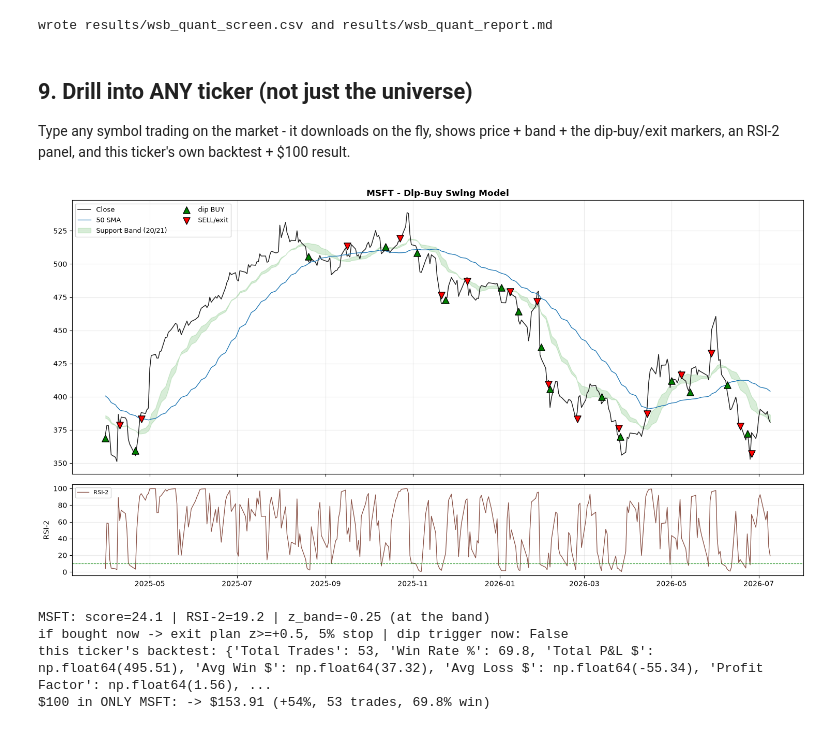
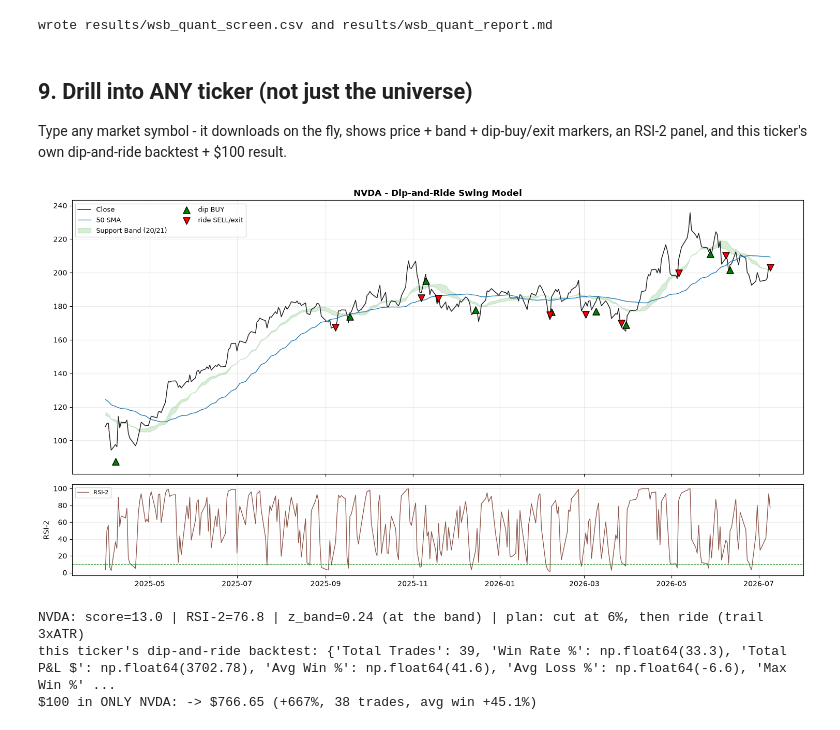
Before and after one commit to rjoshi24/trading-demo, a Jupyter notebook: daily_screener.ipynb, the cells around one changed output. Drawn from its saved outputs; the diff is of its cells as text; code cells hidden in the pictures.

```diff
--- a/daily_screener.ipynb
+++ b/daily_screener.ipynb
@@ -226,40 +224,36 @@ print("wrote", f"{OUTDIR}/wsb_quant_screen.csv", "and", f"{OUTDIR}/wsb_quant_rep
 wrote results/wsb_quant_screen.csv and results/wsb_quant_report.md
 # %% [markdown]
 ## 9. Drill into ANY ticker (not just the universe)
-Type any symbol trading on the market - it downloads on the fly, shows price + band + the
-dip-buy/exit markers, an RSI-2 panel, and this ticker's own backtest + $100 result.
+Type any market symbol - it downloads on the fly, shows price + band + dip-buy/exit markers, an
+RSI-2 panel, and this ticker's own dip-and-ride backtest + $100 result.
 # %%
-TICKER = "MSFT"   # <- ANY market ticker (e.g. NVDA, SPY, BTC-USD, TSM, JPM ...)
+TICKER = "NVDA"   # <- ANY market ticker (NVDA, SPY, BTC-USD, TSM, JPM, PLTR ...)
 
 h = download_history([TICKER], period=PERIOD, interval="1d")
 data = h.get(TICKER) if h else None
 if data is None or len(data) < 120:
     print(f"No / not enough data for {TICKER!r} - try another symbol.")
 else:
-    d, t = swing_backtest(data, stop_pct=STOP_PCT)
-    sig = live_signal(data)
-    view = d.tail(320)
+    d, t = swing_backtest(data, stop_pct=STOP_PCT, ride_mode=RIDE_MODE)
+    sig = live_signal(data); view = d.tail(320)
     fig, (ax, ax2) = plt.subplots(2, 1, figsize=(15,8), sharex=True, gridspec_kw={"height_ratios":[3,1]})
     ax.plot(view.Date, view.Close, color="#222", lw=1.1, label="Close")
     ax.plot(view.Date, view.SMA50, color="#1f77b4", lw=1.0, label="50 SMA")
     ax.fill_between(view.Date, view.band_bot, view.band_top, color="#2ca02c", alpha=0.18, label="Support Band (20/21)")
     tv = t[t.entry_date >= view.Date.iloc[0]] if not t.empty else t
     if not tv.empty:
         ax.scatter(tv.entry_date, tv.entry_price, marker="^", s=90, color="green", edgecolor="k", zorder=5, label="dip BUY")
-        ax.scatter(tv.exit_date,  tv.exit_price,  marker="v", s=90, color="red",   edgecolor="k", zorder=5, label="SELL/exit")
-    ax.set_title(f"{TICKER} - Dip-Buy Swing Model", weight="bold"); ax.legend(loc="upper left", ncol=2, fontsize=9); ax.grid(alpha=0.25)
+        ax.scatter(tv.exit_date,  tv.exit_price,  marker="v", s=90, color="red",   edgecolor="k", zorder=5, label="ride SELL/exit")
+    ax.set_title(f"{TICKER} - Dip-and-Ride Swing Model", weight="bold"); ax.legend(loc="upper left", ncol=2, fontsize=9); ax.grid(alpha=0.25)
     ax2.plot(view.Date, view.RSI2, color="#8c564b", lw=1.0, label="RSI-2"); ax2.axhline(10, color="green", ls="--", lw=0.8)
     ax2.set_ylabel("RSI-2"); ax2.grid(alpha=0.25); ax2.legend(loc="upper left", fontsize=8)
     plt.tight_layout(); plt.show()
-
-    print(f"{TICKER}: score={sig['score']} | RSI-2={sig['rsi2']} | z_band={sig['z_band']} ({sig['band_read']})")
-    print(f"if bought now -> exit plan {sig['exit_plan']}, {STOP_PCT:.0%} stop | dip trigger now: {sig['trigger']}")
-    print("this ticker's backtest:", compute_stats(t))
-    single = portfolio_backtest({TICKER: data}, start_cash=100.0, max_positions=1, stop_pct=STOP_PCT)
-    print(f"$100 in ONLY {TICKER}: -> ${single['final_$']:.2f} ({single['return_%']:+.0f}%, {single['trades']} trades, {single['win_rate_%']}% win)")
+    print(f"{TICKER}: score={sig['score']} | RSI-2={sig['rsi2']} | z_band={sig['z_band']} ({sig['band_read']}) | plan: {sig['exit_plan']}")
+    print("this ticker's dip-and-ride backtest:", compute_stats(t))
+    single = portfolio_backtest({TICKER: data}, start_cash=100.0, max_positions=1, stop_pct=STOP_PCT, ride_mode=RIDE_MODE)
+    print(f"$100 in ONLY {TICKER}: -> ${single['final_$']:.2f} ({single['return_%']:+.0f}%, {single['trades']} trades, avg win +{single['avg_win_%']}%)")
 # %% [output]
-[figure, old version]
+[figure, new version]
-MSFT: score=24.1 | RSI-2=19.2 | z_band=-0.25 (at the band)
-if bought now -> exit plan z>=+0.5, 5% stop | dip trigger now: False
-this ticker's backtest: {'Total Trades': 53, 'Win Rate %': 69.8, 'Total P&L $': np.float64(495.51), 'Avg Win $': np.float64(37.32), 'Avg Loss $': np.float64(-55.34), 'Profit Factor': np.float64(1.56), ...
-$100 in ONLY MSFT: -> $153.91 (+54%, 53 trades, 69.8% win)
+NVDA: score=13.0 | RSI-2=76.8 | z_band=0.24 (at the band) | plan: cut at 6%, then ride (trail 3xATR)
+this ticker's dip-and-ride backtest: {'Total Trades': 39, 'Win Rate %': np.float64(33.3), 'Total P&L $': np.float64(3702.78), 'Avg Win %': np.float64(41.6), 'Avg Loss %': np.float64(-6.6), 'Max Win %' ...
+$100 in ONLY NVDA: -> $766.65 (+667%, 38 trades, avg win +45.1%)
```
Also changed, not shown: parts of 17 cells of this notebook, 6 other files.
